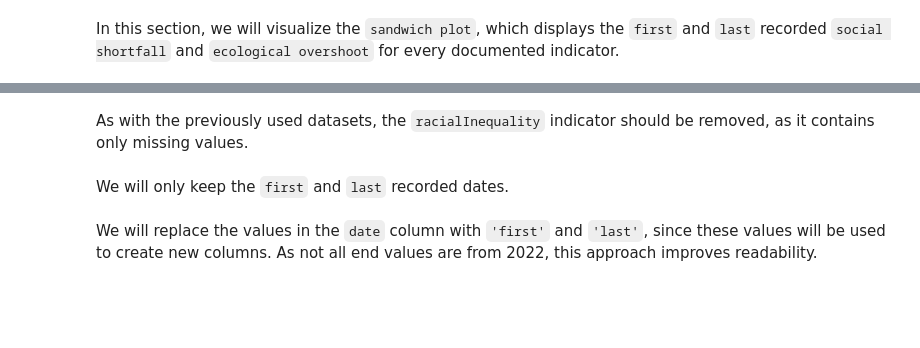
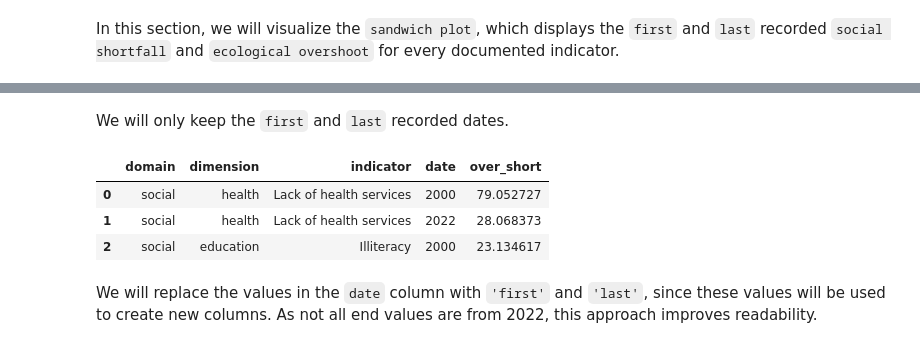
Before and after one commit to romgzn/Data_Analysis_Machine_Learning_Assignments, a Jupyter notebook: first_assignment/Doughnut.ipynb, the cells around one changed output, grey strips where cells are left out. Cells and saved outputs as stored; diff of their text form; code cells hidden in the pictures; blank space fills up the shorter version.

```diff
--- a/first_assignment/Doughnut.ipynb
+++ b/first_assignment/Doughnut.ipynb
@@ -465,7 +486,7 @@ for i, indicator in enumerate(indicators):
         ax.yaxis.set_major_formatter(mtick.PercentFormatter())
         ax.set_ylabel('Social shortfall', fontweight='bold', fontsize=9)
 
-    sns.barplot(data=data, x='group', y='undershoot_perc', hue='group', palette=palette, legend=False, ax=ax)
+    sns.barplot(data=data, x='group', y='over_short', hue='group', palette=palette, legend=False, ax=ax)
     ax.set_title(indicator, fontsize=8)
     ax.set_ylim(0, 100)
     ax.invert_yaxis()
@@ -496,4 +517,4 @@ At the same time, higher levels of economic activity and consumption in these co
 # %% [markdown]
 In this section, we will visualize the `sandwich plot`, which displays the `first` and `last` recorded `social shortfall` and `ecological overshoot` for every documented indicator.
 # %%
-sandwich = pd.read_csv(r'a-fanning-doughnut-v3-a0460e5\Analysis-Final\myData\12_20250515_globalDoughnutData_2000-2022.csv')
+sandwich = ratios_data.copy()
@@ -508,4 +523,5 @@ We will only keep the data needed for the analysis. Since the `group` and `type`
 # %%
-sandwich = sandwich[['domain', 'dimension', 'indicator', 'date', 'shortfallOvershoot_pct' ]]
+sandwich = sandwich[sandwich['type'] != 'national aggregate']
+sandwich = sandwich[sandwich['group'] =='World']
+sandwich = sandwich[sandwich['indicator'] != 'racialInequality']
+sandwich = sandwich[['domain', 'dimension', 'indicator', 'date', 'over_short' ]]
-# %% [markdown]
-As with the previously used datasets, the `racialInequality` indicator should be removed, as it contains only missing values.
@@ -519,17 +533,19 @@ sandwich.sort_values(['indicator', 'date'], inplace=True)
 #filter dataset to include only these dates
 for indicator in sandwich['indicator'].unique() :
     earliest_value, early_date = sandwich.loc[
-        (sandwich['indicator'] == indicator) & sandwich['shortfallOvershoot_pct'].notna()
-    ].sort_values('date')[['shortfallOvershoot_pct', 'date']].iloc[0]
+        (sandwich['indicator'] == indicator) & sandwich['over_short'].notna()
+    ].sort_values('date')[['over_short', 'date']].iloc[0]
     # all indicators have values for 2022 (last date for dataset)
     sandwich = sandwich[~((sandwich['indicator'] == indicator) & (sandwich['date'] != early_date) & (sandwich['date'] != 2022))]
+
+sandwich.reset_index(drop=True, inplace=True)
 # %%
 # use map to have the same indicator names with those in assignment sheet
 indicator_map = {
     "govRegimes": "Autocratic regimes",
     "under5death": "Child mortality",
     "foodInsecurity": "Food insecurity",
-    "genderInequalityIndex": "Gender inequality",
+    "genderGapIndex": "Gender inequality",
     "homicideOver5": "Homicides",
     "adultLiteracy": "Illiteracy",
     "urbanSlums": "Inadequate housing",
@@ -537,33 +553,39 @@ indicator_map = {
     "secondarySchool": "Incomplete secondary school",
     "energyIndoor": "Lack of clean fuels indoors",
     "energyAccess": "Lack of electricity",
     "UHCindex": "Lack of health services",
     "internet": "Lack of internet",
     "publicTrans": "Lack of public transport",
     "socialSupport": "Lack of social support",
     "controlCorruption": "Perceptions of corruption",
     "societalPoverty": "Societal poverty",
     "undernourishment": "Undernourishment",
     "drinkingH2O": "Unsafe drinking water",
     "sanitation": "Unsafe sanitation",
     "youthNEET": "Youth unemployment",
 
     "interhemAOD": "Aerosol optical depth",
     "omega_a": "Aragonite saturation",
     "blueDev": "Blue-water flows",
     "co2_ppm": "CO2 concentration",
     "forestAreaMKM2": "Forest area",
     "chemicalsMt_Hzd": "Hazardous chemicals production",
     "hanppGtC": "Human appropriation of energy production",
     "nitrogenMt": "Nitrogen pollution",
     "phosphorusMt": "Phosphorus pollution",
     "erf_wm2": "Radiative forcing",
     "soilDev": "Soil moisture",
     "extinction1900": "Species extinctions",
     "totalOzone": "Stratospheric ozone concentration"
 }
 
 sandwich['indicator'] = sandwich['indicator'].map(indicator_map)
+sandwich.head(3)
+# %% [output]
+|  | domain | dimension | indicator | date | over_short |
+| 0 | social | health | Lack of health services | 2000 | 79.052727 |
+| 1 | social | health | Lack of health services | 2022 | 28.068373 |
+| 2 | social | education | Illiteracy | 2000 | 23.134617 |
 # %% [markdown]
 We will replace the values in the `date` column with `'first'` and `'last'`, since these values will be used to create new columns. As not all end values are from 2022, this approach improves readability.
 # %%
```
Also changed, not shown: parts of 87 cells of this notebook.
